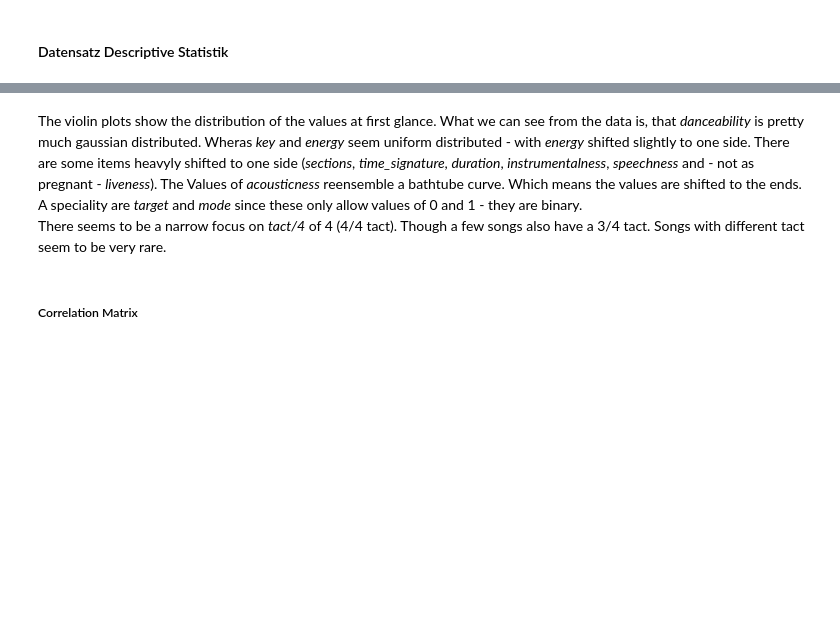
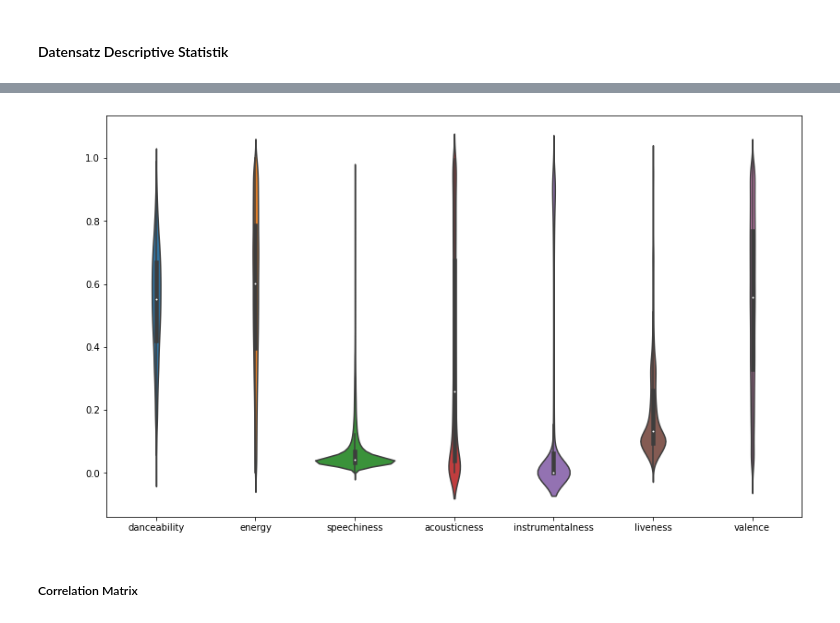
Before and after one commit to aexsi/HCC_VIS_TEAM9, a Jupyter notebook: VIS.ipynb, the cells around one changed output, grey strips where cells are left out. Cells and saved outputs as stored; diff of their text form; code cells hidden in the pictures; blank space fills up the shorter version.

```diff
--- a/VIS.ipynb
+++ b/VIS.ipynb
@@ -121,8 +100,6 @@ plt.show()
-# %% [markdown]
-The violin plots show the distribution of the values at first glance. What we can see from the data is, that _danceability_ is pretty much gaussian distributed.
-Wheras _key_ and _energy_ seem uniform distributed - with _energy_ shifted slightly to one side.
-There are some items heavyly shifted to one side (_sections_, _time_signature_, _duration_, _instrumentalness_, _speechness_ and - not as pregnant - _liveness_).
-The Values of _acousticness_ reensemble a bathtube curve. Which means the values are shifted to the ends.
-A speciality are _target_ and _mode_ since these only allow values of 0 and 1 - they are binary.
-<br>
-There seems to be a narrow focus on _tact/4_ of 4 (4/4 tact). Though a few songs also have a 3/4 tact. Songs with different tact seem to be very rare.
+# %%
+pt = plt.figure(figsize=(13.5,8))
+vp = sb.violinplot( data = dfnrm )
+x = vp.set_ylabel(" ", fontsize = 40)
+# %% [output]
+[figure, added]
```
Also changed, not shown: parts of 10 cells of this notebook.
